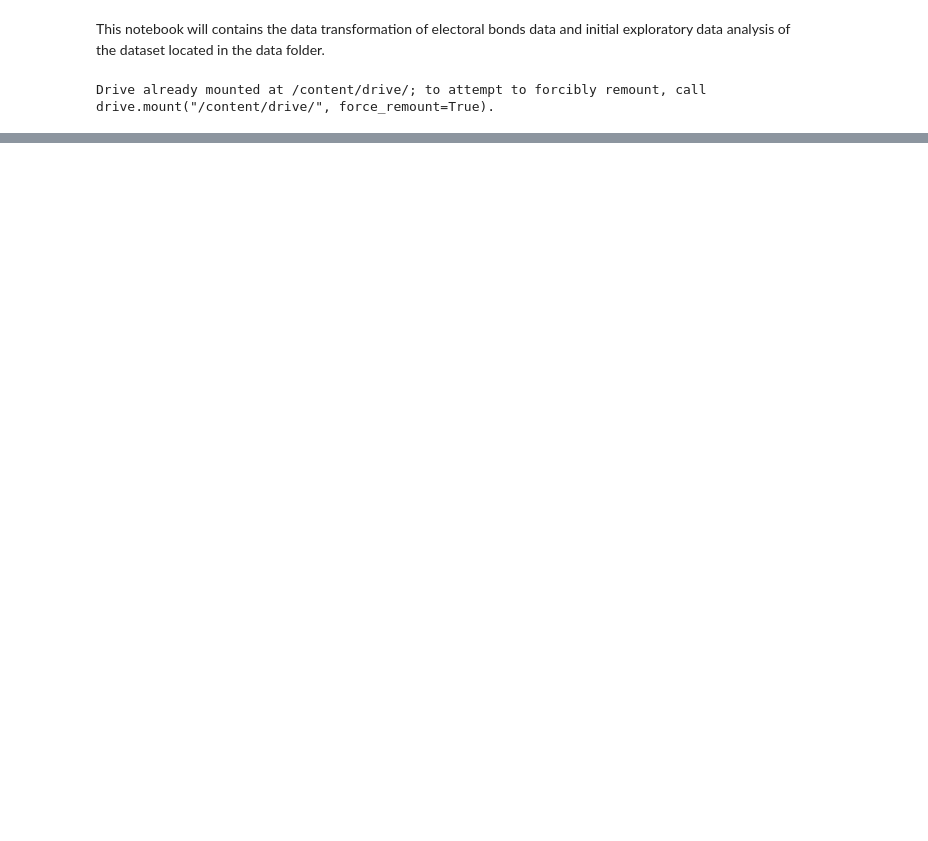
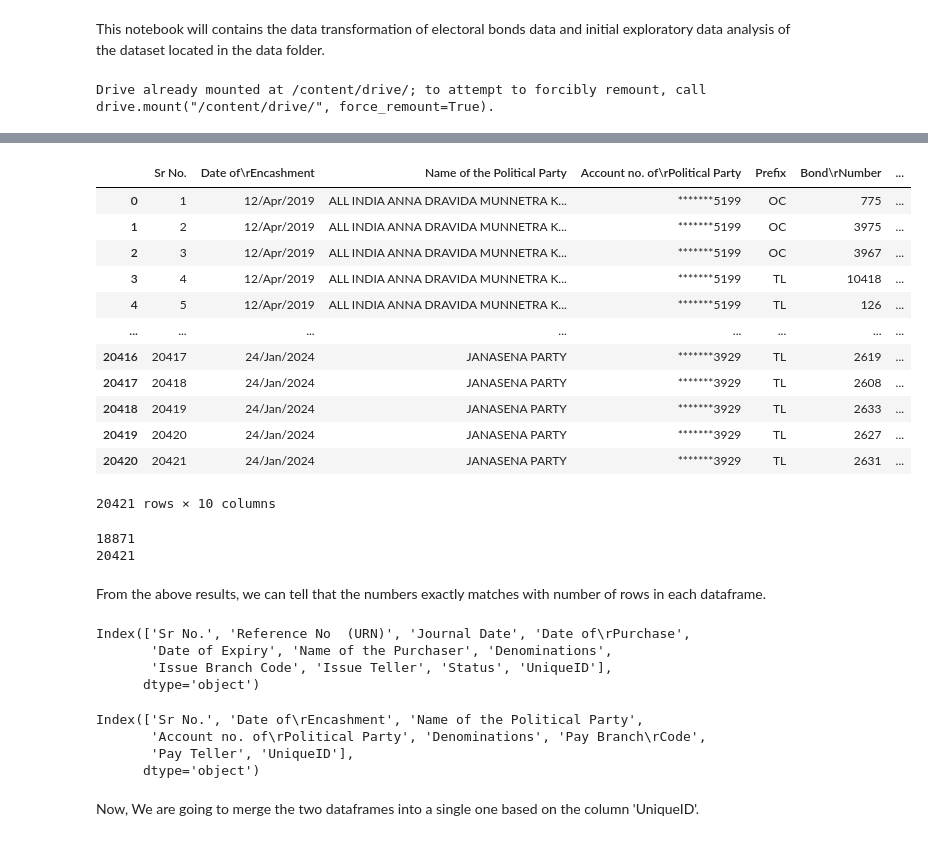
Before and after one commit to maadunson128/electoral_bonds_analysis, a Jupyter notebook: eda_electoral_bonds.ipynb, the cells around one changed output, grey strips where cells are left out. Cells and saved outputs as stored; diff of their text form; code cells hidden in the pictures; blank space fills up the shorter version.

```diff
--- a/eda_electoral_bonds.ipynb
+++ b/eda_electoral_bonds.ipynb
@@ -35,0 +52,4 @@ file1
+# %%
+#combining the prefix and bond number in both dataframes.
+df1['UniqueID'] = df1['Prefix'] + df1['Bond\rNumber'].astype(str)
+df2['UniqueID'] = df2['Prefix'] + df2['Bond\rNumber'].astype(str)
@@ -35,0 +72,25 @@ file1
+# %%
+df2
+# %% [output]
+|  | Sr No. | Date of\rEncashment | Name of the Political Party | Account no. of\rPolitical Party | Prefix | Bond\rNumber | ... |
+| 0 | 1 | 12/Apr/2019 | ALL INDIA ANNA DRAVIDA MUNNETRA K... | *******5199 | OC | 775 | ... |
+| 1 | 2 | 12/Apr/2019 | ALL INDIA ANNA DRAVIDA MUNNETRA K... | *******5199 | OC | 3975 | ... |
+| 2 | 3 | 12/Apr/2019 | ALL INDIA ANNA DRAVIDA MUNNETRA K... | *******5199 | OC | 3967 | ... |
+| 3 | 4 | 12/Apr/2019 | ALL INDIA ANNA DRAVIDA MUNNETRA K... | *******5199 | TL | 10418 | ... |
+| 4 | 5 | 12/Apr/2019 | ALL INDIA ANNA DRAVIDA MUNNETRA K... | *******5199 | TL | 126 | ... |
+| ... | ... | ... | ... | ... | ... | ... | ... |
+| 20416 | 20417 | 24/Jan/2024 | JANASENA PARTY | *******3929 | TL | 2619 | ... |
+| 20417 | 20418 | 24/Jan/2024 | JANASENA PARTY | *******3929 | TL | 2608 | ... |
+| 20418 | 20419 | 24/Jan/2024 | JANASENA PARTY | *******3929 | TL | 2633 | ... |
+| 20419 | 20420 | 24/Jan/2024 | JANASENA PARTY | *******3929 | TL | 2627 | ... |
+| 20420 | 20421 | 24/Jan/2024 | JANASENA PARTY | *******3929 | TL | 2631 | ... |
+20421 rows × 10 columns
+# %%
+#Checking whether the unique ID's are same with the number of rows for each dataframe.
+print(df1.UniqueID.nunique())
+print(df2.UniqueID.nunique())
+# %% [output]
+18871
+20421
+# %% [markdown]
+From the above results, we can tell that the numbers exactly matches with number of rows in each dataframe.
@@ -35,0 +101,16 @@ file1
+# %%
+df1.columns
+# %% [output]
+Index(['Sr No.', 'Reference No  (URN)', 'Journal Date', 'Date of\rPurchase',
+       'Date of Expiry', 'Name of the Purchaser', 'Denominations',
+       'Issue Branch Code', 'Issue Teller', 'Status', 'UniqueID'],
+      dtype='object')
+# %%
+df2.columns
+# %% [output]
+Index(['Sr No.', 'Date of\rEncashment', 'Name of the Political Party',
+       'Account no. of\rPolitical Party', 'Denominations', 'Pay Branch\rCode',
+       'Pay Teller', 'UniqueID'],
+      dtype='object')
+# %% [markdown]
+Now, We are going to merge the two dataframes into a single one based on the column 'UniqueID'.
```
Also changed, not shown: parts of 21 cells of this notebook.
